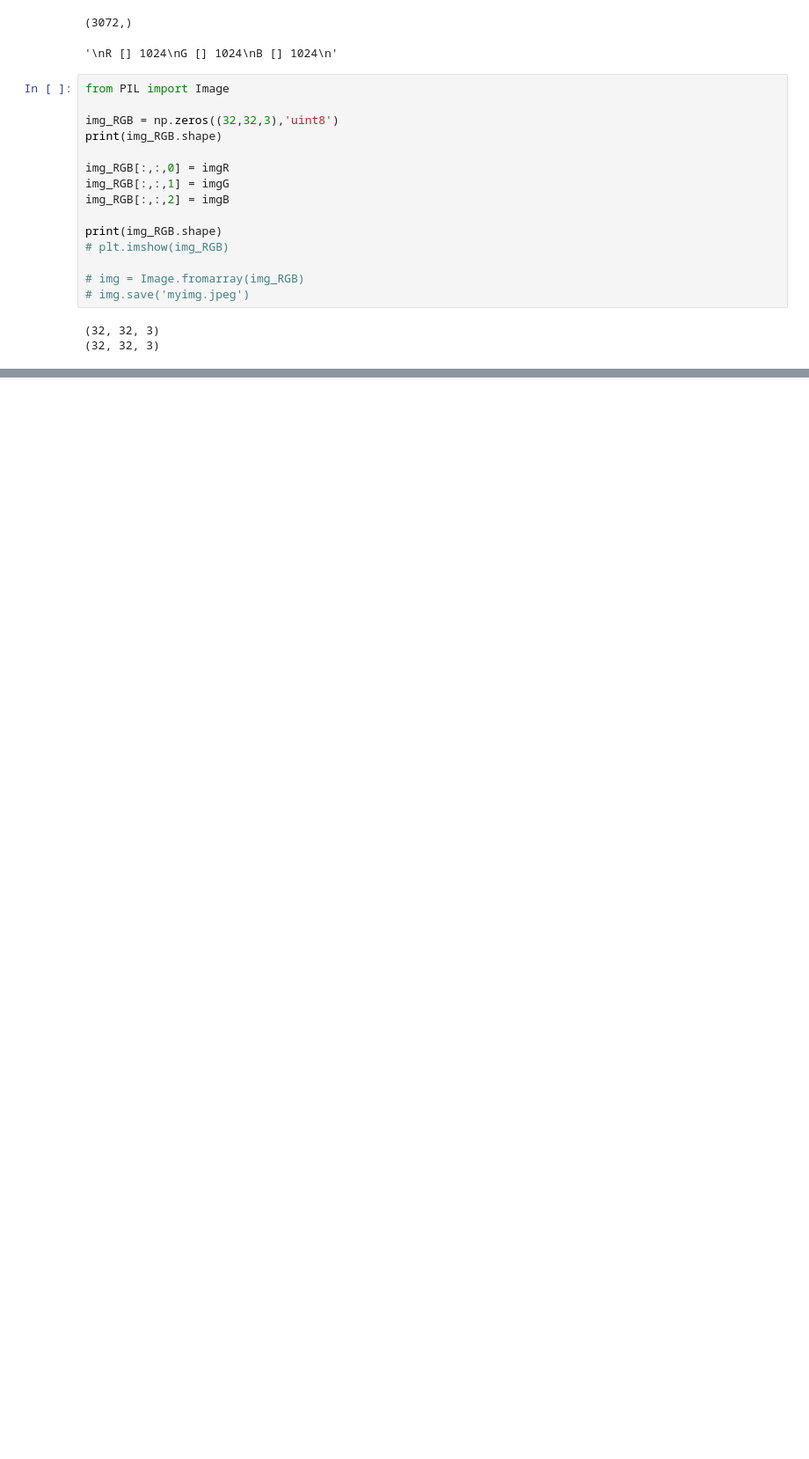
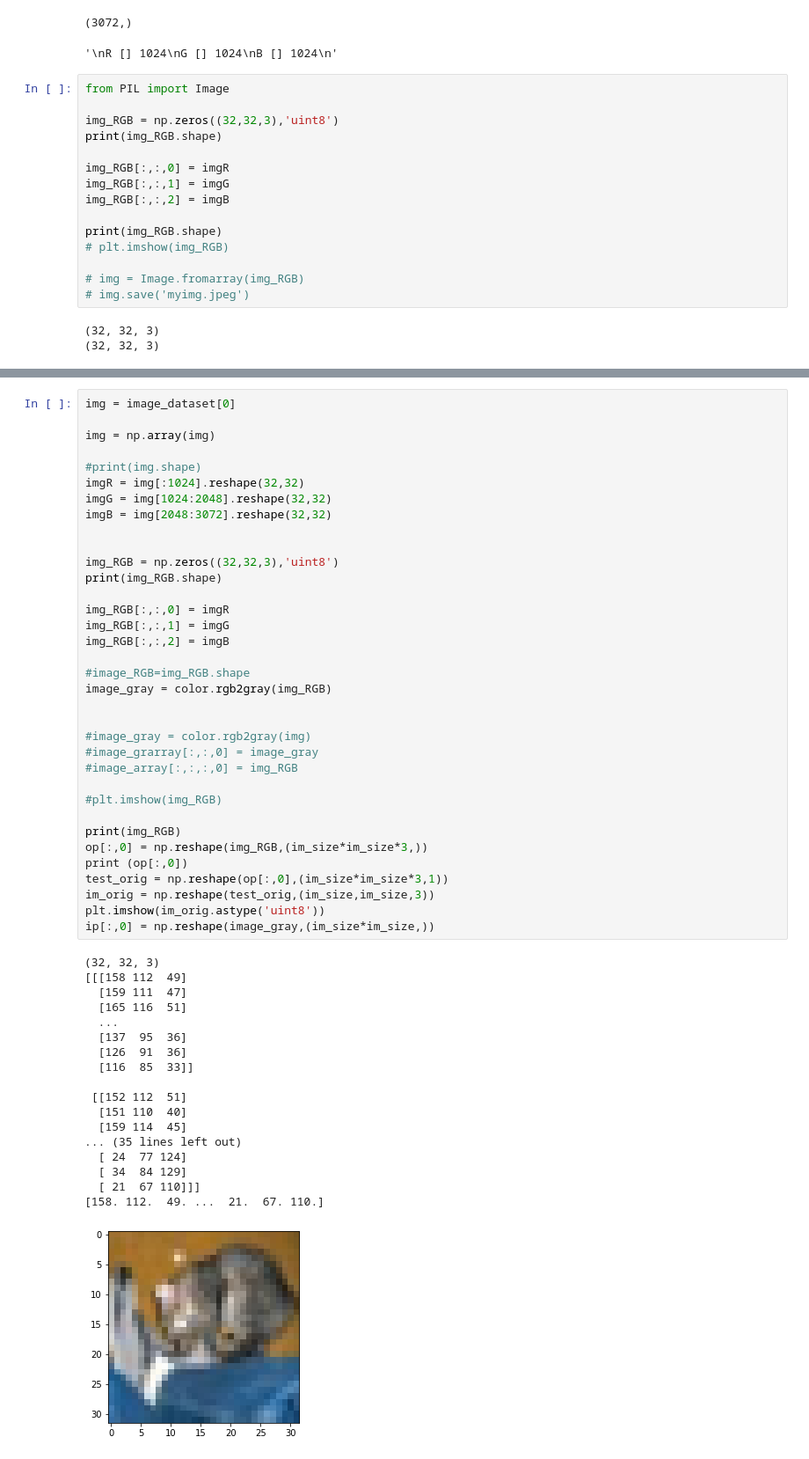
Before and after one commit to WeihengXia0123/ML_Anime_colorization, a Jupyter notebook: src/image_reader.ipynb, the cells around one changed output, grey strips where cells are left out. Shown at 88% size. Cells and saved outputs as stored; diff of their text form; blank space fills up the shorter version.

```diff
--- a/src/image_reader.ipynb
+++ b/src/image_reader.ipynb
@@ -62,0 +79,54 @@ plt.imshow(img_RGB)
+# %%
+img = image_dataset[0]
+
+img = np.array(img)
+
+#print(img.shape)
+imgR = img[:1024].reshape(32,32)
+imgG = img[1024:2048].reshape(32,32)
+imgB = img[2048:3072].reshape(32,32)
+
+
+img_RGB = np.zeros((32,32,3),'uint8')
+print(img_RGB.shape)
+
+img_RGB[:,:,0] = imgR
+img_RGB[:,:,1] = imgG
+img_RGB[:,:,2] = imgB
+
+#image_RGB=img_RGB.shape
+image_gray = color.rgb2gray(img_RGB)
+
+
+#image_gray = color.rgb2gray(img)
+#image_grarray[:,:,0] = image_gray
+#image_array[:,:,:,0] = img_RGB
+
+#plt.imshow(img_RGB)
+
+print(img_RGB)
+op[:,0] = np.reshape(img_RGB,(im_size*im_size*3,))
+print (op[:,0])
+test_orig = np.reshape(op[:,0],(im_size*im_size*3,1))
+im_orig = np.reshape(test_orig,(im_size,im_size,3))
+plt.imshow(im_orig.astype('uint8'))
+ip[:,0] = np.reshape(image_gray,(im_size*im_size,))
+# %% [output]
+(32, 32, 3)
+[[[158 112  49]
+  [159 111  47]
+  [165 116  51]
+  ...
+  [137  95  36]
+  [126  91  36]
+  [116  85  33]]
+
+ [[152 112  51]
+  [151 110  40]
+  [159 114  45]
+... (35 lines left out)
+  [ 24  77 124]
+  [ 34  84 129]
+  [ 21  67 110]]]
+[158. 112.  49. ...  21.  67. 110.]
+[figure, added]
```
Also changed, not shown: parts of 10 cells of this notebook.
